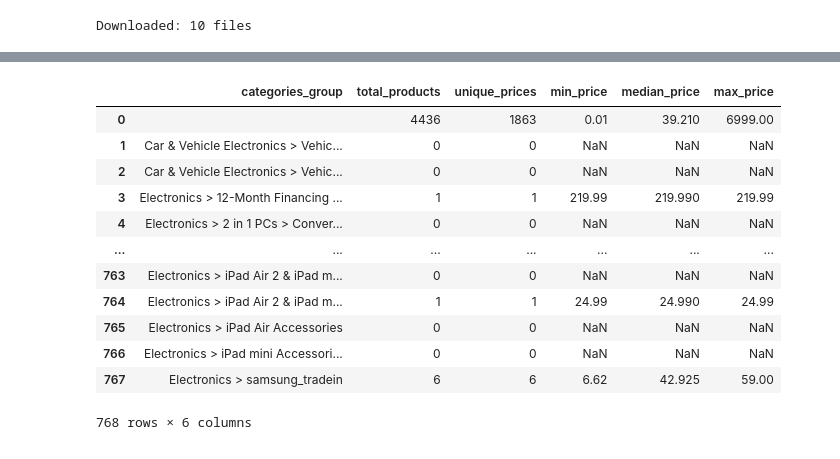
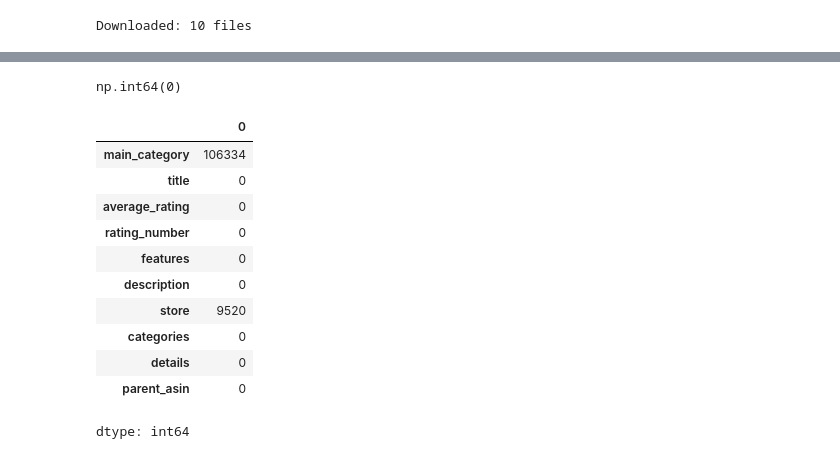
Before and after one commit to satyamkarn100-ctrl/Neural-Recommendation-Personalization-Engine, a Jupyter notebook: 02_preprocessing.ipynb, the cells around one changed output, grey strips where cells are left out. Saved outputs shown, nothing was run; the diff lists cells and outputs as text; code cells hidden in the pictures.

```diff
--- a/02_preprocessing.ipynb
+++ b/02_preprocessing.ipynb
@@ -249,29 +148,19 @@ computers["categories_group"] = computers["categories"].apply(
-# %%
-computers_grouped = (
-    computers
-    .groupby("categories_group")["price"]
-    .agg(
-        total_products="count",
-        unique_prices="nunique",
-        min_price="min",
-        median_price="median",
-        max_price="max"
-    )
-    .reset_index()
-)
-
-display(computers_grouped)
-# %% [output]
-|  | categories_group | total_products | unique_prices | min_price | median_price | max_price |
-| 0 |  | 4436 | 1863 | 0.01 | 39.210 | 6999.00 |
-| 1 | Car & Vehicle Electronics > Vehic... | 0 | 0 | NaN | NaN | NaN |
-| 2 | Car & Vehicle Electronics > Vehic... | 0 | 0 | NaN | NaN | NaN |
-| 3 | Electronics > 12-Month Financing ... | 1 | 1 | 219.99 | 219.990 | 219.99 |
-| 4 | Electronics > 2 in 1 PCs > Conver... | 0 | 0 | NaN | NaN | NaN |
-| ... | ... | ... | ... | ... | ... | ... |
-| 763 | Electronics > iPad Air 2 & iPad m... | 0 | 0 | NaN | NaN | NaN |
-| 764 | Electronics > iPad Air 2 & iPad m... | 1 | 1 | 24.99 | 24.990 | 24.99 |
-| 765 | Electronics > iPad Air Accessories | 0 | 0 | NaN | NaN | NaN |
-| 766 | Electronics > iPad mini Accessori... | 0 | 0 | NaN | NaN | NaN |
-| 767 | Electronics > samsung_tradein | 6 | 6 | 6.62 | 42.925 | 59.00 |
-768 rows × 6 columns
+# %%
+meta["main_category"].isna().sum()
+# %% [output]
+np.int64(0)
+# %%
+meta.isna().sum()
+# %% [output]
+|  | 0 |
+| main_category | 106334 |
+| title | 0 |
+| average_rating | 0 |
+| rating_number | 0 |
+| features | 0 |
+| description | 0 |
+| store | 9520 |
+| categories | 0 |
+| details | 0 |
+| parent_asin | 0 |
+dtype: int64
```
Also changed, not shown: parts of 11 cells of this notebook.
